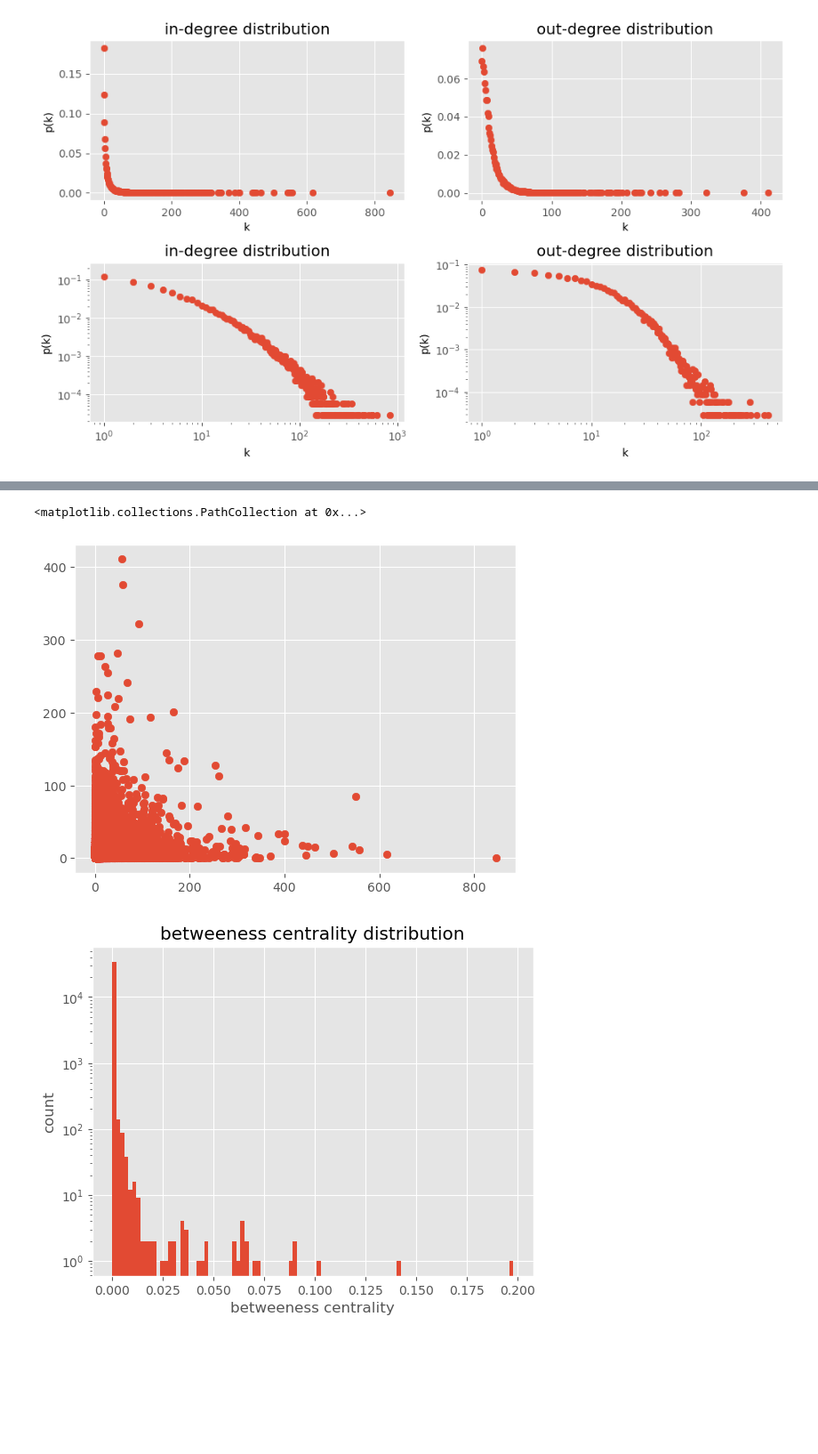
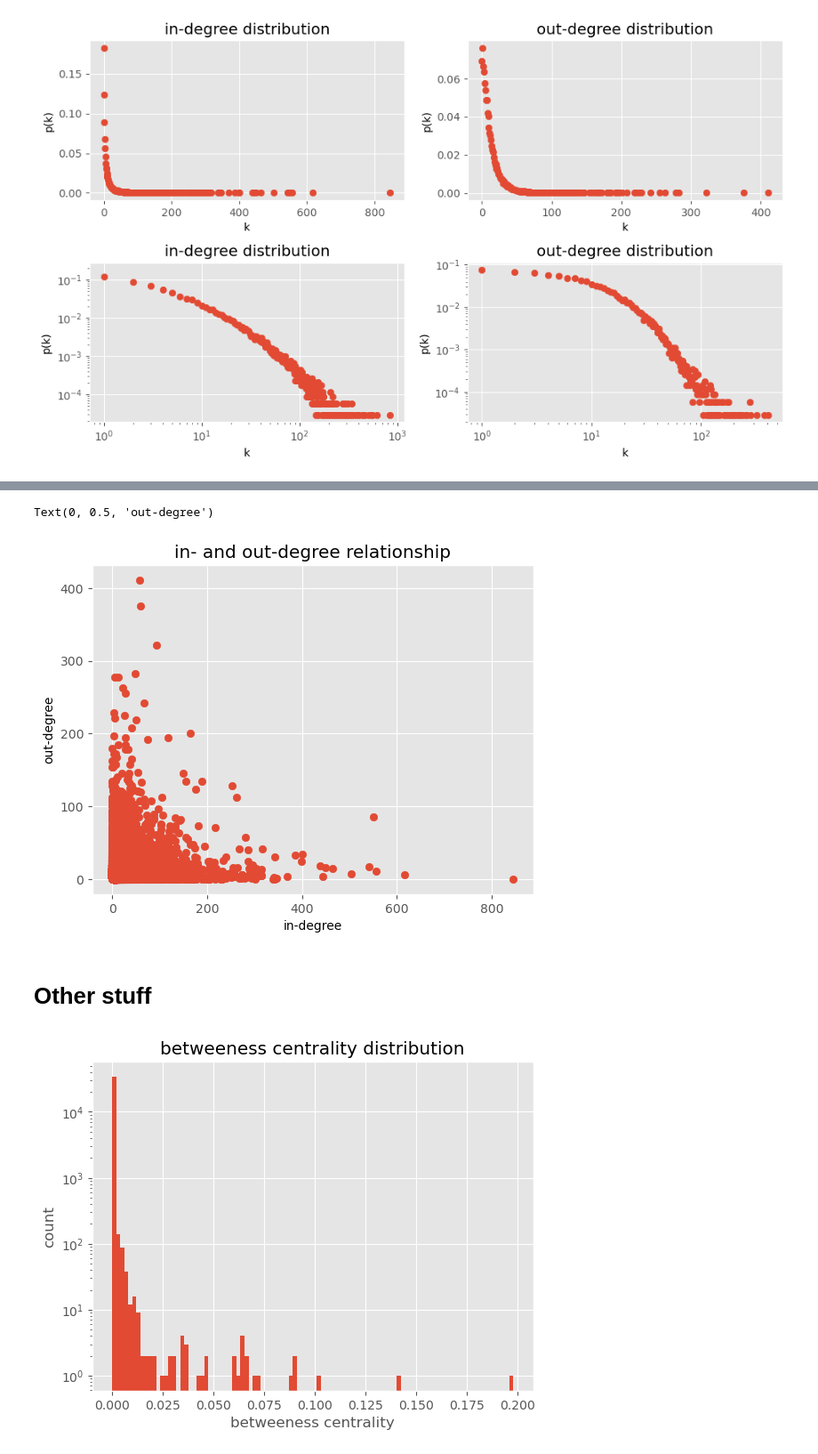
Before and after one commit to Marcus-Friis/research-project, a Jupyter notebook: notebooks/dataanalysis.ipynb, the cells around one changed output, grey strips where cells are left out. Shown: that part at 89% size. Cells and saved outputs as stored; diff of their text form; code cells hidden in the pictures; blank space fills up the shorter version.

Commit message:
more better degree plots 🌡🤒

```diff
--- a/notebooks/dataanalysis.ipynb
+++ b/notebooks/dataanalysis.ipynb
@@ -55,9 +85,14 @@ plt.tight_layout()
 # %%
 fig, ax = plt.subplots()
 ax.scatter(in_degrees, out_degrees)
+ax.set_title('in- and out-degree relationship')
+ax.set_xlabel('in-degree')
+ax.set_ylabel('out-degree')
 # %% [output]
-<matplotlib.collections.PathCollection at 0x...>
+Text(0, 0.5, 'out-degree')
-[figure, old version]
+[figure, new version]
+# %% [markdown]
+# Other stuff
 # %%
 fig, ax = plt.subplots()
 betweeness = nx.betweenness_centrality(G, k=100)
```
Also changed, not shown: parts of 3 cells of this notebook.
